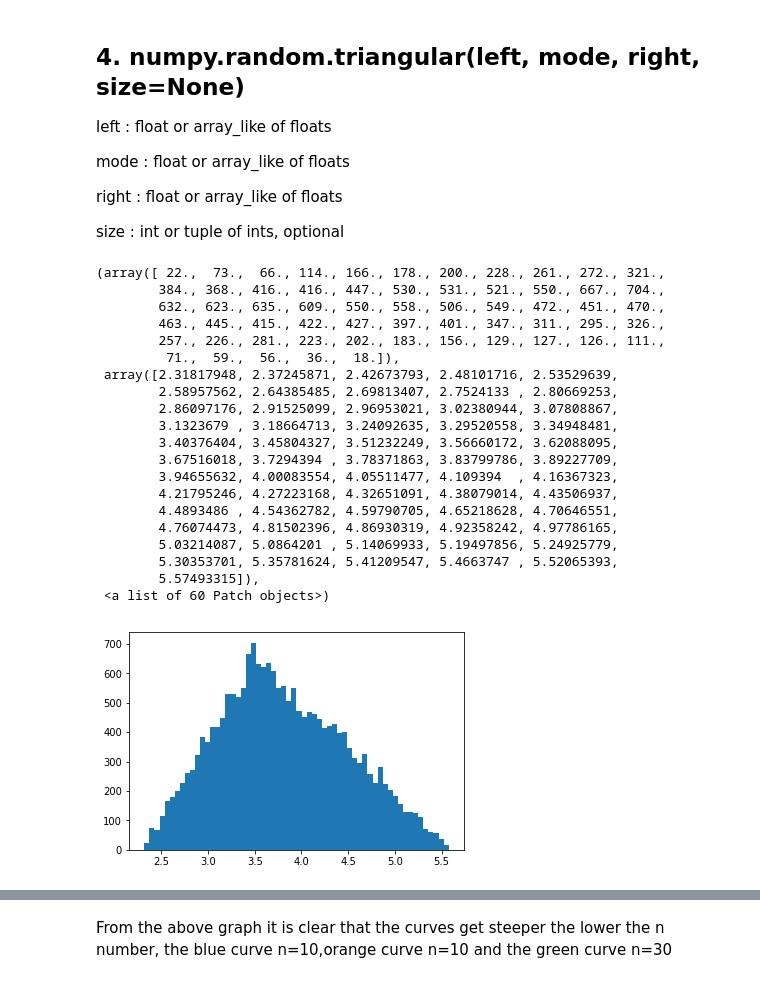
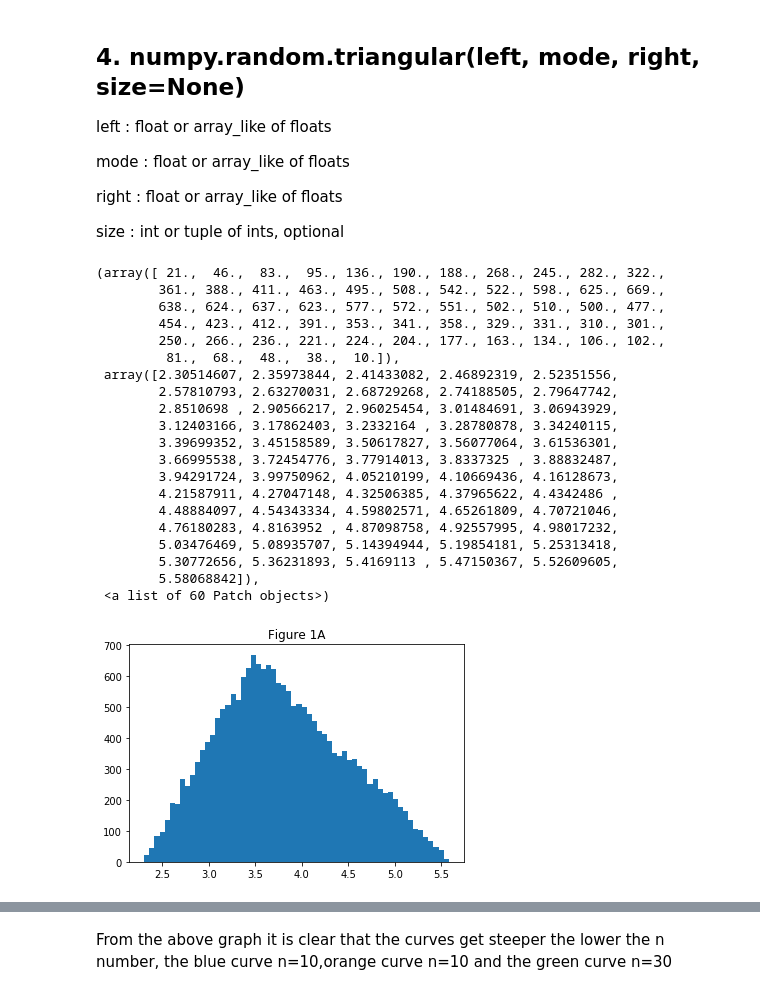
Before and after one commit to EoinStankard/DataAnalysis_Numpy_Assignment, a Jupyter notebook: Numpy-random-assignment.ipynb, the cells around one changed output, grey strips where cells are left out. Cells and saved outputs as stored; diff of their text form; code cells hidden in the pictures.

```diff
--- a/Numpy-random-assignment.ipynb
+++ b/Numpy-random-assignment.ipynb
@@ -572,30 +596,31 @@ size : int or tuple of ints, optional
 # %%
 l = 2.3 # left position
 m = 3.5 # mode (being the peak location of the triangle)
 r = 5.6 # Right position of the triangle
 size = 20000 #the larger the size the more accurate the triangle will be
 
 t = np.random.triangular(l,m,r,size)
+plt.title("Figure 1A")
 plt.hist(t,bins = 60)
 # %% [output]
-(array([ 22.,  73.,  66., 114., 166., 178., 200., 228., 261., 272., 321.,
-        384., 368., 416., 416., 447., 530., 531., 521., 550., 667., 704.,
-        632., 623., 635., 609., 550., 558., 506., 549., 472., 451., 470.,
-        463., 445., 415., 422., 427., 397., 401., 347., 311., 295., 326.,
-        257., 226., 281., 223., 202., 183., 156., 129., 127., 126., 111.,
-         71.,  59.,  56.,  36.,  18.]),
- array([2.31817948, 2.37245871, 2.42673793, 2.48101716, 2.53529639,
-        2.58957562, 2.64385485, 2.69813407, 2.7524133 , 2.80669253,
-        2.86097176, 2.91525099, 2.96953021, 3.02380944, 3.07808867,
-        3.1323679 , 3.18664713, 3.24092635, 3.29520558, 3.34948481,
-        3.40376404, 3.45804327, 3.51232249, 3.56660172, 3.62088095,
-        3.67516018, 3.7294394 , 3.78371863, 3.83799786, 3.89227709,
-        3.94655632, 4.00083554, 4.05511477, 4.109394  , 4.16367323,
-        4.21795246, 4.27223168, 4.32651091, 4.38079014, 4.43506937,
-        4.4893486 , 4.54362782, 4.59790705, 4.65218628, 4.70646551,
-        4.76074473, 4.81502396, 4.86930319, 4.92358242, 4.97786165,
-        5.03214087, 5.0864201 , 5.14069933, 5.19497856, 5.24925779,
-        5.30353701, 5.35781624, 5.41209547, 5.4663747 , 5.52065393,
-        5.57493315]),
+(array([ 21.,  46.,  83.,  95., 136., 190., 188., 268., 245., 282., 322.,
+        361., 388., 411., 463., 495., 508., 542., 522., 598., 625., 669.,
+        638., 624., 637., 623., 577., 572., 551., 502., 510., 500., 477.,
+        454., 423., 412., 391., 353., 341., 358., 329., 331., 310., 301.,
+        250., 266., 236., 221., 224., 204., 177., 163., 134., 106., 102.,
+         81.,  68.,  48.,  38.,  10.]),
+ array([2.30514607, 2.35973844, 2.41433082, 2.46892319, 2.52351556,
+        2.57810793, 2.63270031, 2.68729268, 2.74188505, 2.79647742,
+        2.8510698 , 2.90566217, 2.96025454, 3.01484691, 3.06943929,
+        3.12403166, 3.17862403, 3.2332164 , 3.28780878, 3.34240115,
+        3.39699352, 3.45158589, 3.50617827, 3.56077064, 3.61536301,
+        3.66995538, 3.72454776, 3.77914013, 3.8337325 , 3.88832487,
+        3.94291724, 3.99750962, 4.05210199, 4.10669436, 4.16128673,
+        4.21587911, 4.27047148, 4.32506385, 4.37965622, 4.4342486 ,
+        4.48884097, 4.54343334, 4.59802571, 4.65261809, 4.70721046,
+        4.76180283, 4.8163952 , 4.87098758, 4.92557995, 4.98017232,
+        5.03476469, 5.08935707, 5.14394944, 5.19854181, 5.25313418,
+        5.30772656, 5.36231893, 5.4169113 , 5.47150367, 5.52609605,
+        5.58068842]),
  <a list of 60 Patch objects>)
-[figure, old version]
+[figure, new version]
```
Also changed, not shown: parts of 60 cells of this notebook, 1 other file.
